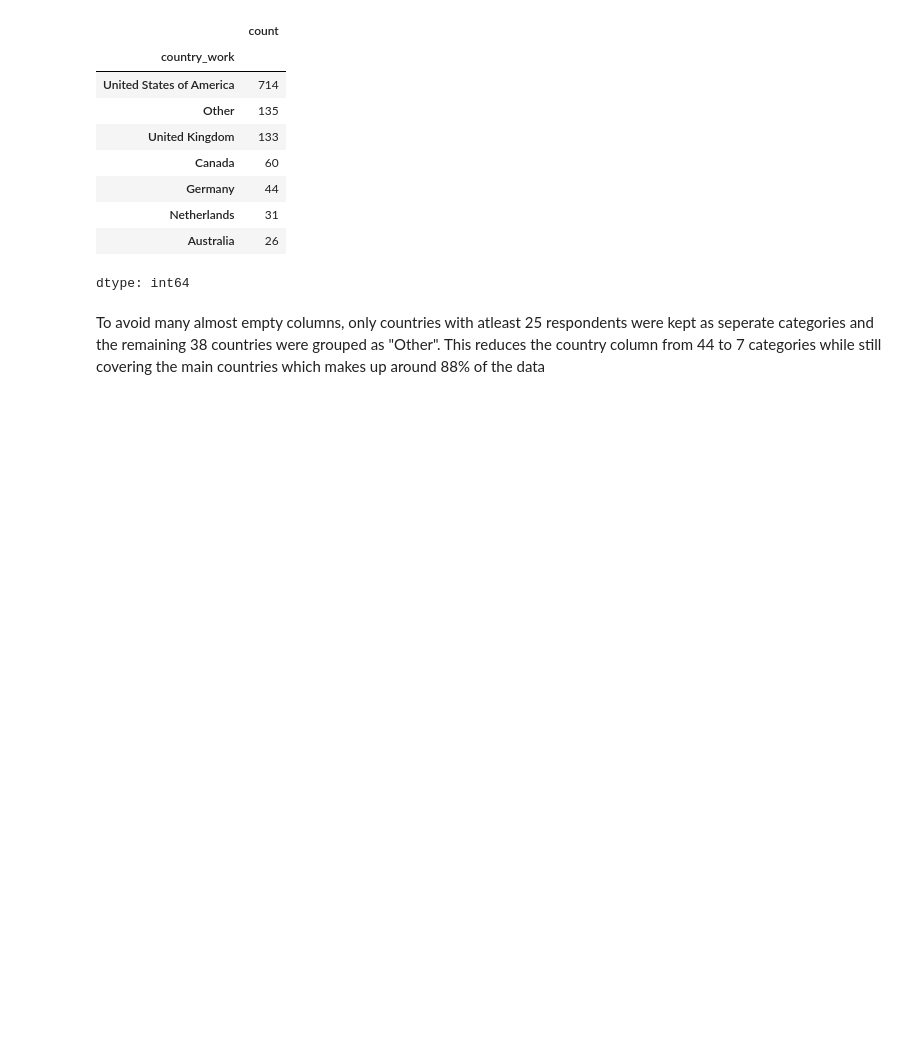
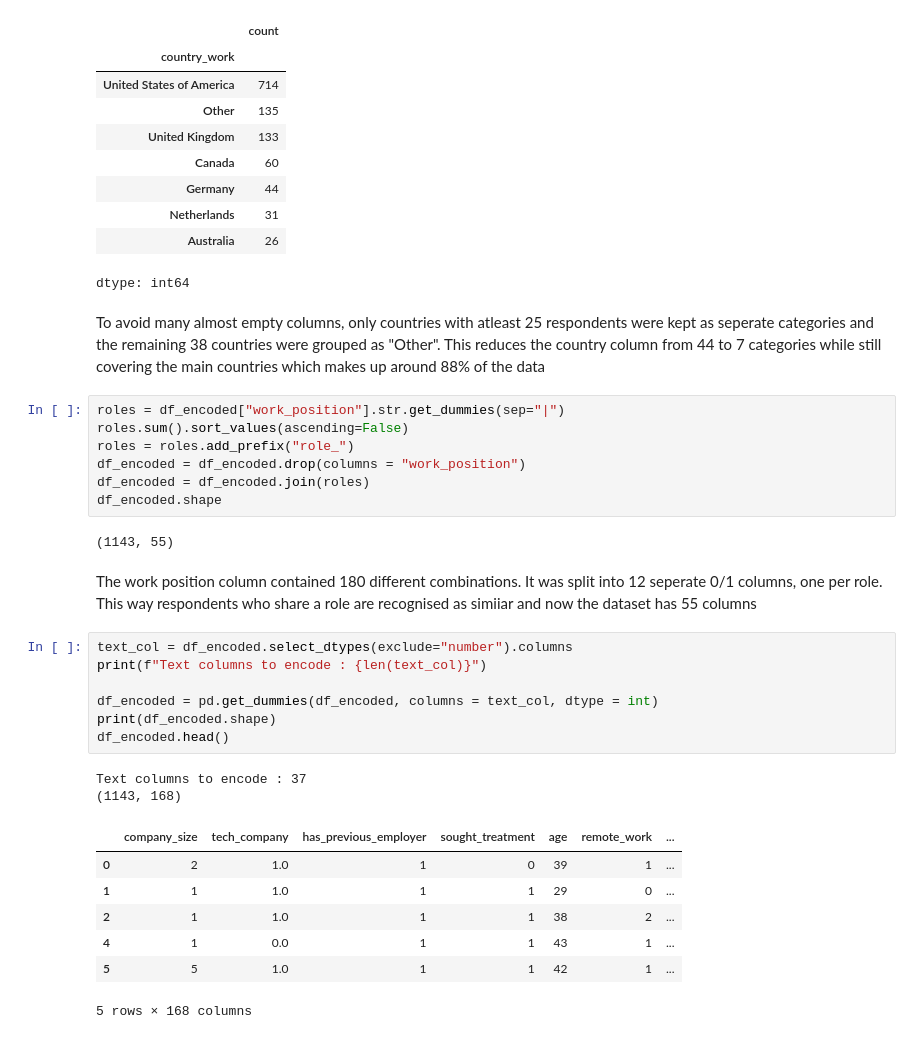
Before and after one commit to faisalhamza909-blip/mental-health-clustering-case-study-, a Jupyter notebook: mental_health_case_study.ipynb, the cells around one changed output. Cells and saved outputs as stored; diff of their text form; blank space fills up the shorter version.

```diff
--- a/mental_health_case_study.ipynb
+++ b/mental_health_case_study.ipynb
@@ -533,3 +523,31 @@ Countries kept: ['United States of America', 'United Kingdom', 'Canada', 'German
 dtype: int64
 # %% [markdown]
 To avoid many almost empty columns, only countries with atleast 25 respondents were kept as seperate categories and the remaining 38 countries were grouped as "Other". This reduces the country column from 44 to 7 categories while still covering the main countries which makes up around 88% of the data
+# %%
+roles = df_encoded["work_position"].str.get_dummies(sep="|")
+roles.sum().sort_values(ascending=False)
+roles = roles.add_prefix("role_")
+df_encoded = df_encoded.drop(columns = "work_position")
+df_encoded = df_encoded.join(roles)
+df_encoded.shape
+# %% [output]
+(1143, 55)
+# %% [markdown]
+The work position column contained 180 different combinations. It was split into 12 seperate 0/1 columns, one per role. This way respondents who share a role are recognised as simiiar and now the dataset has 55 columns
+# %%
+text_col = df_encoded.select_dtypes(exclude="number").columns
+print(f"Text columns to encode : {len(text_col)}")
+
+df_encoded = pd.get_dummies(df_encoded, columns = text_col, dtype = int)
+print(df_encoded.shape)
+df_encoded.head()
+# %% [output]
+Text columns to encode : 37
+(1143, 168)
+|  | company_size | tech_company | has_previous_employer | sought_treatment | age | remote_work | ... |
+| 0 | 2 | 1.0 | 1 | 0 | 39 | 1 | ... |
+| 1 | 1 | 1.0 | 1 | 1 | 29 | 0 | ... |
+| 2 | 1 | 1.0 | 1 | 1 | 38 | 2 | ... |
+| 4 | 1 | 0.0 | 1 | 1 | 43 | 1 | ... |
+| 5 | 5 | 1.0 | 1 | 1 | 42 | 1 | ... |
+5 rows × 168 columns
```
Also changed, not shown: parts of 7 cells of this notebook.
